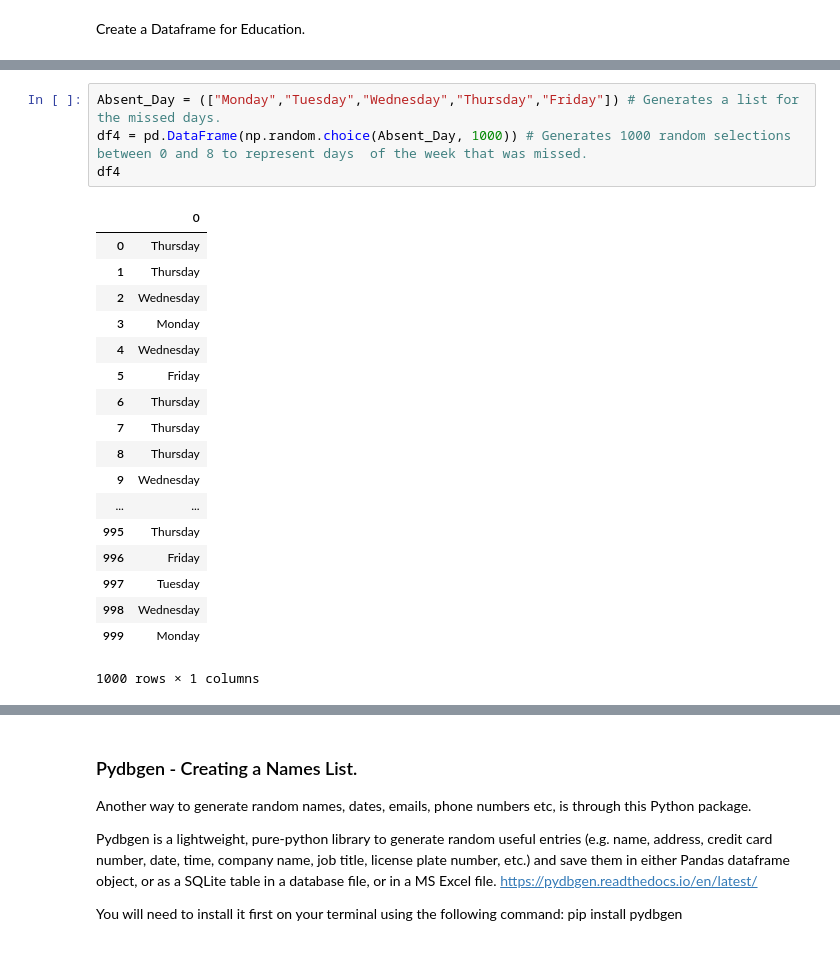
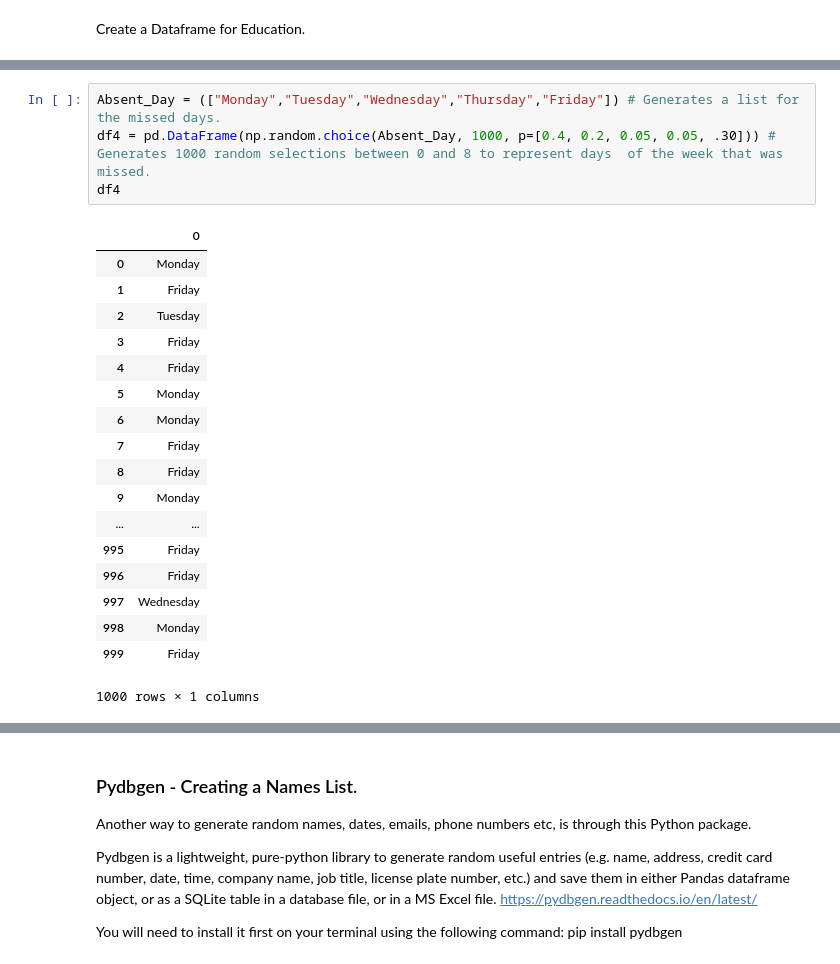
Before and after one commit to daithimarkham/Programming-for-Data-Analysis-Project-2019, a Jupyter notebook: Programming for Data Analysis Project 2019.ipynb, the cells around one changed output, grey strips where cells are left out. Cells and saved outputs as stored; diff of their text form.

Commit message:
Variables updated, absent days.

```diff
--- a/Programming for Data Analysis Project 2019.ipynb
+++ b/Programming for Data Analysis Project 2019.ipynb
@@ -401,25 +478,25 @@ Short term absence of one or two days are questionable, particularly if they occ
 # %%
 Absent_Day = (["Monday","Tuesday","Wednesday","Thursday","Friday"]) # Generates a list for the missed days.
-df4 = pd.DataFrame(np.random.choice(Absent_Day, 1000)) # Generates 1000 random selections between 0 and 8 to represent days  of the week that was missed.
+df4 = pd.DataFrame(np.random.choice(Absent_Day, 1000, p=[0.4, 0.2, 0.05, 0.05, .30])) # Generates 1000 random selections between 0 and 8 to represent days  of the week that was missed.
 df4
 # %% [output]
 |  | 0 |
-| 0 | Thursday |
-| 1 | Thursday |
-| 2 | Wednesday |
-| 3 | Monday |
-| 4 | Wednesday |
-| 5 | Friday |
-| 6 | Thursday |
-| 7 | Thursday |
-| 8 | Thursday |
-| 9 | Wednesday |
+| 0 | Monday |
+| 1 | Friday |
+| 2 | Tuesday |
+| 3 | Friday |
+| 4 | Friday |
+| 5 | Monday |
+| 6 | Monday |
+| 7 | Friday |
+| 8 | Friday |
+| 9 | Monday |
 | ... | ... |
-| 995 | Thursday |
+| 995 | Friday |
 | 996 | Friday |
-| 997 | Tuesday |
-| 998 | Wednesday |
-| 999 | Monday |
+| 997 | Wednesday |
+| 998 | Monday |
+| 999 | Friday |
 1000 rows × 1 columns
 # %% [markdown]
 ### 2.5 Reason for unexplained absenteeism.
```
Also changed, not shown: parts of 30 cells of this notebook.
